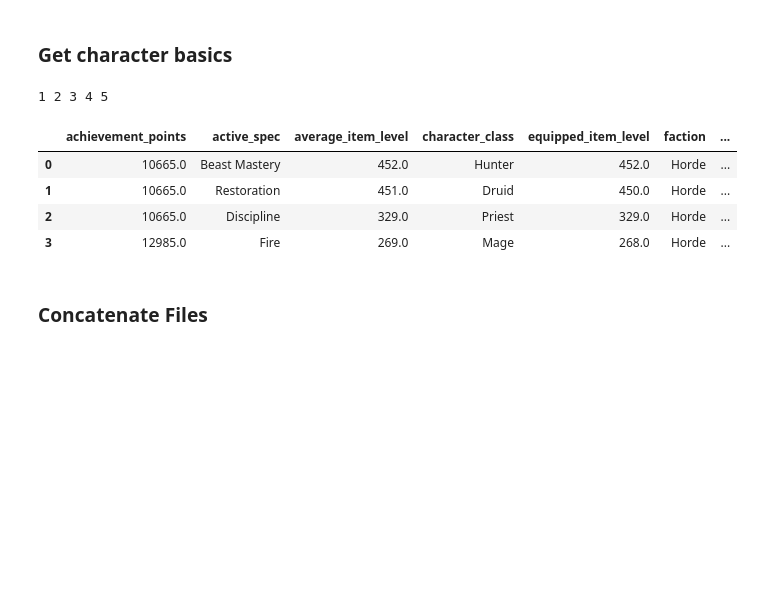
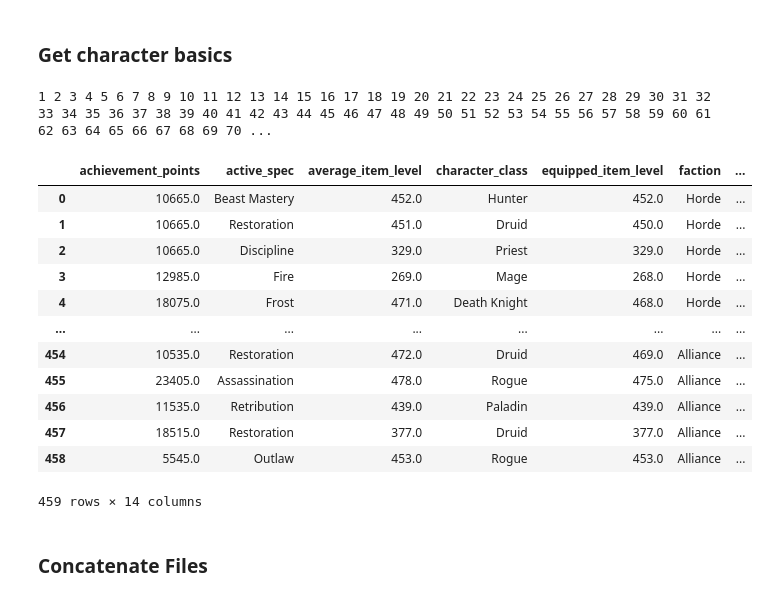
Before and after one commit to haleyspeed/gaming, a Jupyter notebook: wow_retail_player_details.ipynb, the cells around one changed output. Saved outputs shown, nothing was run; the diff lists cells and outputs as text; code cells hidden in the pictures; blank space fills up the shorter version.

```diff
--- a/wow_retail_player_details.ipynb
+++ b/wow_retail_player_details.ipynb
@@ -61,6 +61,7 @@ df = pd.read_csv(os.path.join('data', 'final_time_stats.csv'))
 df = df.dropna()
 unnamed = [c for c in df.columns.values if 'unnamed' in c.lower()]
 df = df.drop(unnamed, axis = 1)
+df['id'] = df.player + '_' + df.realm
 df
 # %% [output]
 |  | player | realm | gear_score | last_login | time_since_login | 2014-01 | 2015-01 | 2016-01 | 2017-01 | ... |
@@ -81,28 +82,35 @@ df
 # %%
 df_profile = pd.DataFrame()
 count = 0
 
-# The loop is only 5 rows for demo purposes
-for index, row in df.iloc[:5].iterrows():
+for index, row in df.iloc[:500].iterrows():
     try:
         row_profile = get_wow_profile(row.realm, row.player, token)
         df_profile = df_profile.append(row_profile, ignore_index = True)
-        if count % 1000 == 0:
+        if count % 500 == 0:
             df_profile.to_csv(os.path.join('data','profile','profile' + '_'+ str(count) + '.csv'))
             df_profile = pd.DataFrame()
         count += 1
         print(count, end = ' ')
     except:
         pass
 
 df_profile
 # %% [output]
-1 2 3 4 5
+1 2 3 4 5 6 7 8 9 10 11 12 13 14 15 16 17 18 19 20 21 22 23 24 25 26 27 28 29 30 31 32 33 34 35 36 37 38 39 40 41 42 43 44 45 46 47 48 49 50 51 52 53 54 55 56 57 58 59 60 61 62 63 64 65 66 67 68 69 70 ...
 |  | achievement_points | active_spec | average_item_level | character_class | equipped_item_level | faction | ... |
 | 0 | 10665.0 | Beast Mastery | 452.0 | Hunter | 452.0 | Horde | ... |
 | 1 | 10665.0 | Restoration | 451.0 | Druid | 450.0 | Horde | ... |
 | 2 | 10665.0 | Discipline | 329.0 | Priest | 329.0 | Horde | ... |
 | 3 | 12985.0 | Fire | 269.0 | Mage | 268.0 | Horde | ... |
+| 4 | 18075.0 | Frost | 471.0 | Death Knight | 468.0 | Horde | ... |
+| ... | ... | ... | ... | ... | ... | ... | ... |
+| 454 | 10535.0 | Restoration | 472.0 | Druid | 469.0 | Alliance | ... |
+| 455 | 23405.0 | Assassination | 478.0 | Rogue | 475.0 | Alliance | ... |
+| 456 | 11535.0 | Retribution | 439.0 | Paladin | 439.0 | Alliance | ... |
+| 457 | 18515.0 | Restoration | 377.0 | Druid | 377.0 | Alliance | ... |
+| 458 | 5545.0 | Outlaw | 453.0 | Rogue | 453.0 | Alliance | ... |
+459 rows × 14 columns
 # %% [markdown]
 ### Concatenate Files
 # %%
```
Also changed, not shown: parts of 6 cells of this notebook.
